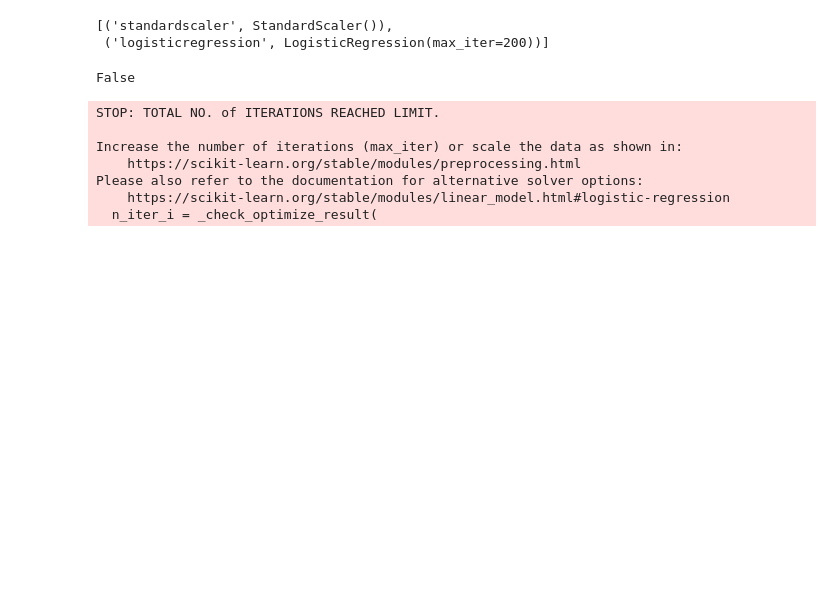
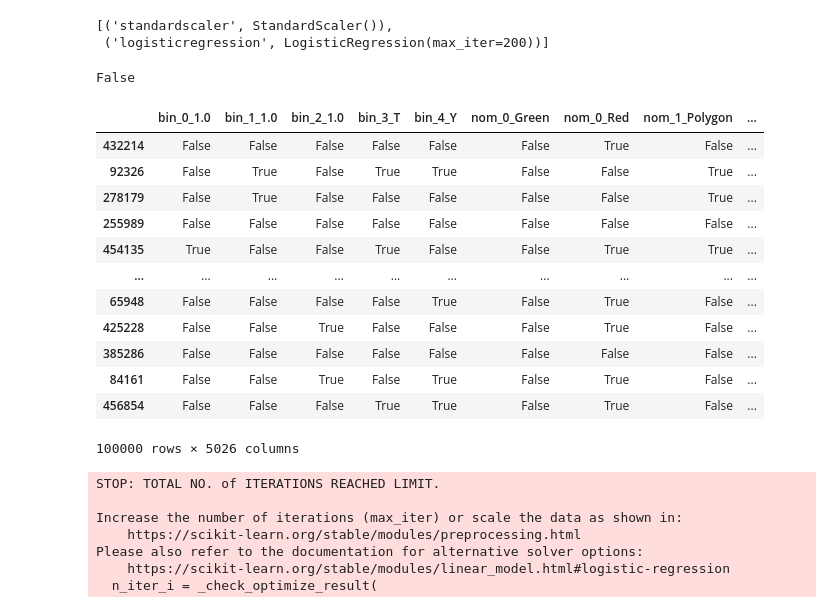
Before and after one commit to kulikofff/Data-Analytics-2023-V2, a Jupyter notebook: ML DA may 2023/08 Scikit.ipynb, the cells around one changed output. Cells and saved outputs as stored; diff of their text form; code cells hidden in the pictures; blank space fills up the shorter version.

```diff
--- a/ML DA may 2023/08 Scikit.ipynb
+++ b/ML DA may 2023/08 Scikit.ipynb
@@ -758,6 +1297,22 @@ XXX_tr_sparse = X_tr_sparse.iloc[:100000,:]
 XXX_tst_sparse = X_tst_sparse.iloc[:100000,:]
 yyy_train = y_train[0:100000]
 yyy_test = y_test[0:100000]
+# %%
+XXX_tr_sparse
+# %% [output]
+|  | bin_0_1.0 | bin_1_1.0 | bin_2_1.0 | bin_3_T | bin_4_Y | nom_0_Green | nom_0_Red | nom_1_Polygon | ... |
+| 432214 | False | False | False | False | False | False | True | False | ... |
+| 92326 | False | True | False | True | True | False | False | True | ... |
+| 278179 | False | True | False | False | False | False | False | True | ... |
+| 255989 | False | False | False | False | False | False | False | False | ... |
+| 454135 | True | False | False | True | False | False | True | True | ... |
+| ... | ... | ... | ... | ... | ... | ... | ... | ... | ... |
+| 65948 | False | False | False | False | True | False | True | False | ... |
+| 425228 | False | False | True | False | False | False | True | False | ... |
+| 385286 | False | False | False | False | False | False | False | False | ... |
+| 84161 | False | False | True | False | True | False | True | False | ... |
+| 456854 | False | False | False | True | True | False | True | False | ... |
+100000 rows × 5026 columns
 # %%
 pipe.fit(XXX_tr_sparse, yyy_train)
 # %% [output]
```
Also changed, not shown: parts of 138 cells of this notebook, 1 other file.
